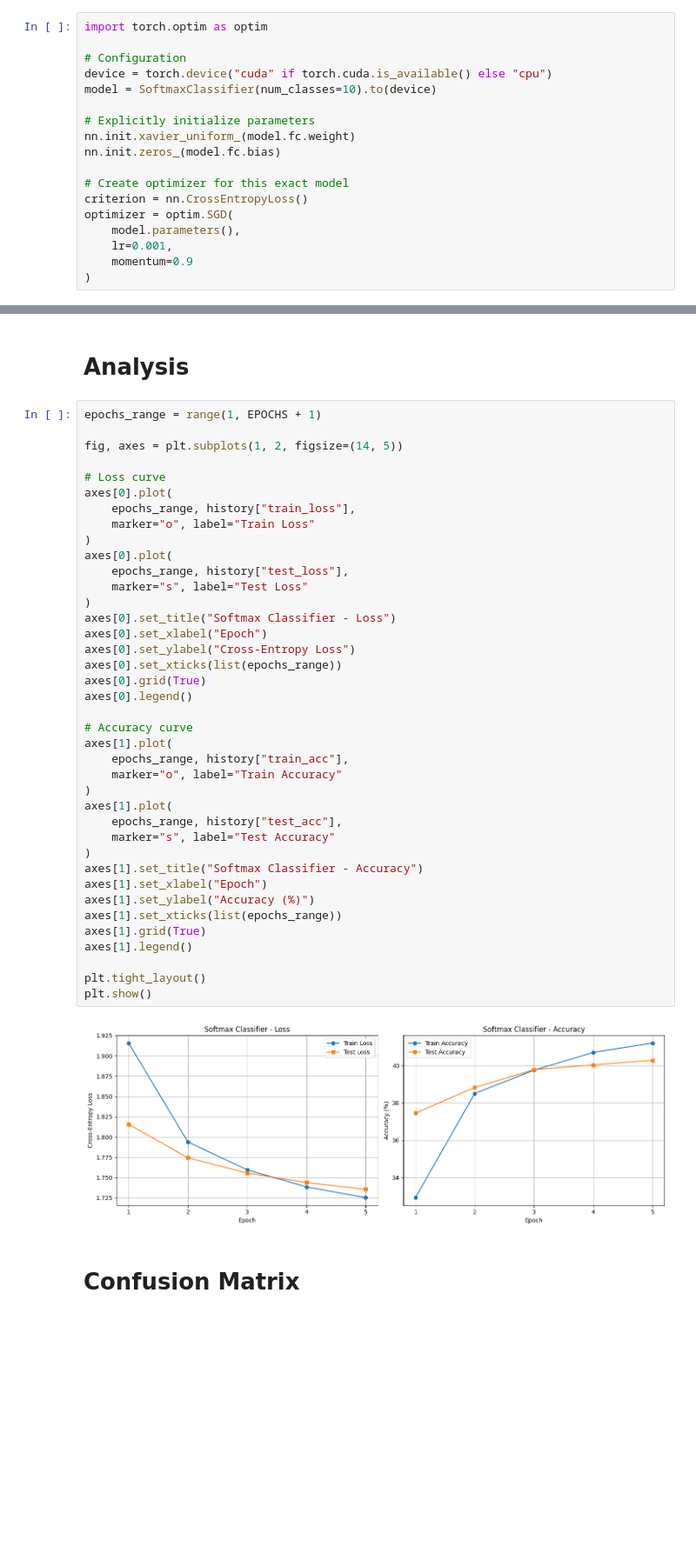
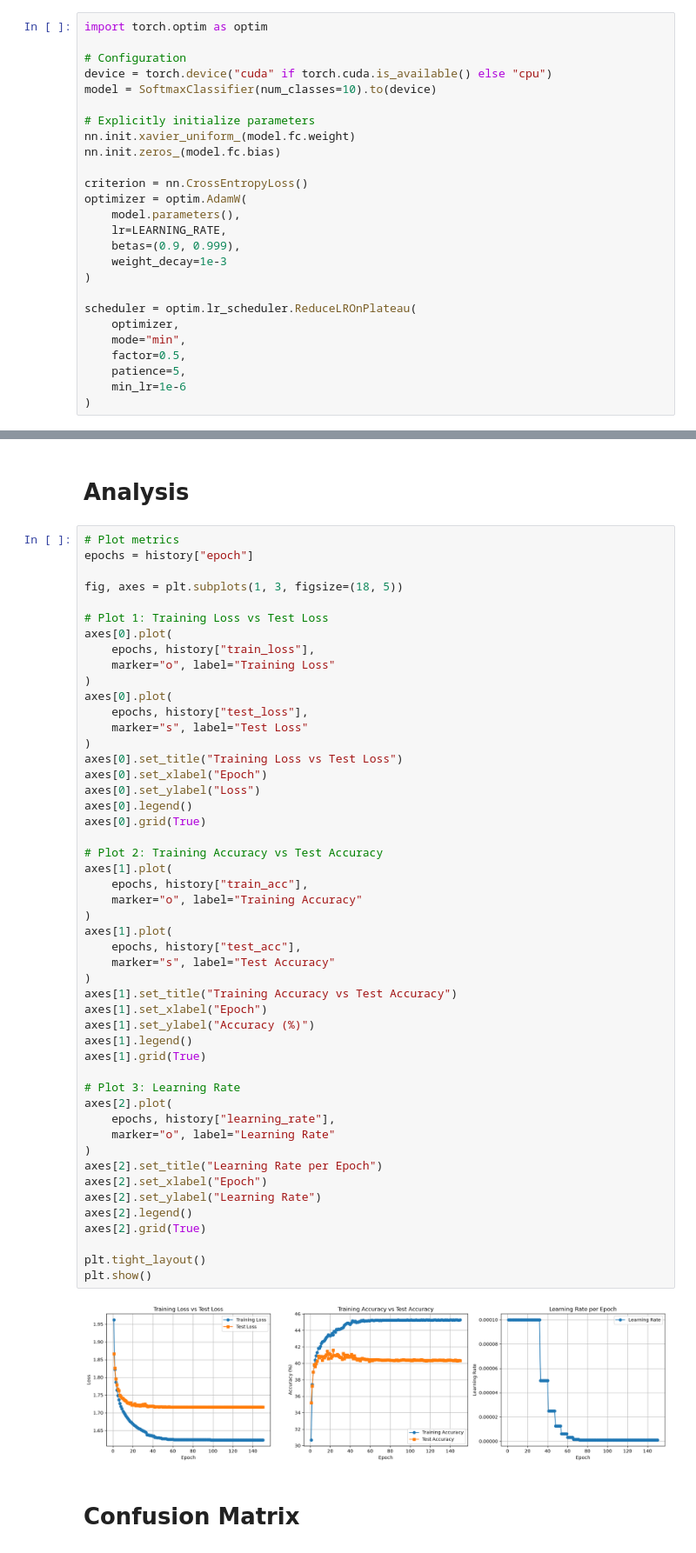
Before and after one commit to TraanDdat/DeepLearningAndComputerVision, a Jupyter notebook: src/E1/E1_CIFAR10_Softmax.ipynb, the cells around one changed output, grey strips where cells are left out. Shown at 87% size. Cells and saved outputs as stored; diff of their text form; blank space fills up the shorter version.

```diff
--- a/src/E1/E1_CIFAR10_Softmax.ipynb
+++ b/src/E1/E1_CIFAR10_Softmax.ipynb
@@ -103,13 +115,21 @@ model = SoftmaxClassifier(num_classes=10).to(device)
 nn.init.xavier_uniform_(model.fc.weight)
 nn.init.zeros_(model.fc.bias)
 
-# Create optimizer for this exact model
 criterion = nn.CrossEntropyLoss()
-optimizer = optim.SGD(
+optimizer = optim.AdamW(
     model.parameters(),
-    lr=0.001,
-    momentum=0.9
+    lr=LEARNING_RATE,
+    betas=(0.9, 0.999),
+    weight_decay=1e-3
 )
+
+scheduler = optim.lr_scheduler.ReduceLROnPlateau(
+    optimizer,
+    mode="min",
+    factor=0.5,
+    patience=5,
+    min_lr=1e-6
+)
 # %% [markdown]
 # Training & Analysis
 # %% [markdown]
@@ -348,46 +381,56 @@ Accuracy for class: truck is 50.9 %
 # %% [markdown]
 # Analysis
 # %%
-epochs_range = range(1, EPOCHS + 1)
+# Plot metrics
+epochs = history["epoch"]
 
-fig, axes = plt.subplots(1, 2, figsize=(14, 5))
+fig, axes = plt.subplots(1, 3, figsize=(18, 5))
 
-# Loss curve
+# Plot 1: Training Loss vs Test Loss
 axes[0].plot(
-    epochs_range, history["train_loss"],
-    marker="o", label="Train Loss"
+    epochs, history["train_loss"],
+    marker="o", label="Training Loss"
 )
 axes[0].plot(
-    epochs_range, history["test_loss"],
+    epochs, history["test_loss"],
     marker="s", label="Test Loss"
 )
-axes[0].set_title("Softmax Classifier - Loss")
+axes[0].set_title("Training Loss vs Test Loss")
 axes[0].set_xlabel("Epoch")
-axes[0].set_ylabel("Cross-Entropy Loss")
-axes[0].set_xticks(list(epochs_range))
+axes[0].set_ylabel("Loss")
+axes[0].legend()
 axes[0].grid(True)
-axes[0].legend()
 
-# Accuracy curve
+# Plot 2: Training Accuracy vs Test Accuracy
 axes[1].plot(
-    epochs_range, history["train_acc"],
-    marker="o", label="Train Accuracy"
+    epochs, history["train_acc"],
+    marker="o", label="Training Accuracy"
 )
 axes[1].plot(
-    epochs_range, history["test_acc"],
+    epochs, history["test_acc"],
     marker="s", label="Test Accuracy"
 )
-axes[1].set_title("Softmax Classifier - Accuracy")
+axes[1].set_title("Training Accuracy vs Test Accuracy")
 axes[1].set_xlabel("Epoch")
 axes[1].set_ylabel("Accuracy (%)")
-axes[1].set_xticks(list(epochs_range))
+axes[1].legend()
 axes[1].grid(True)
-axes[1].legend()
+
+# Plot 3: Learning Rate
+axes[2].plot(
+    epochs, history["learning_rate"],
+    marker="o", label="Learning Rate"
+)
+axes[2].set_title("Learning Rate per Epoch")
+axes[2].set_xlabel("Epoch")
+axes[2].set_ylabel("Learning Rate")
+axes[2].legend()
+axes[2].grid(True)
 
 plt.tight_layout()
 plt.show()
 # %% [output]
-[figure, old version]
+[figure, new version]
 # %% [markdown]
 # Confusion Matrix
 # %%
```
Also changed, not shown: parts of 15 cells of this notebook, 17 other files.
